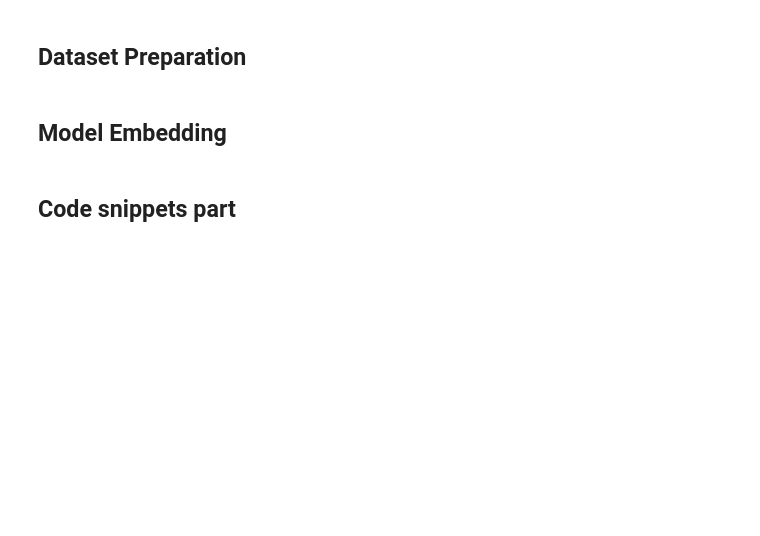
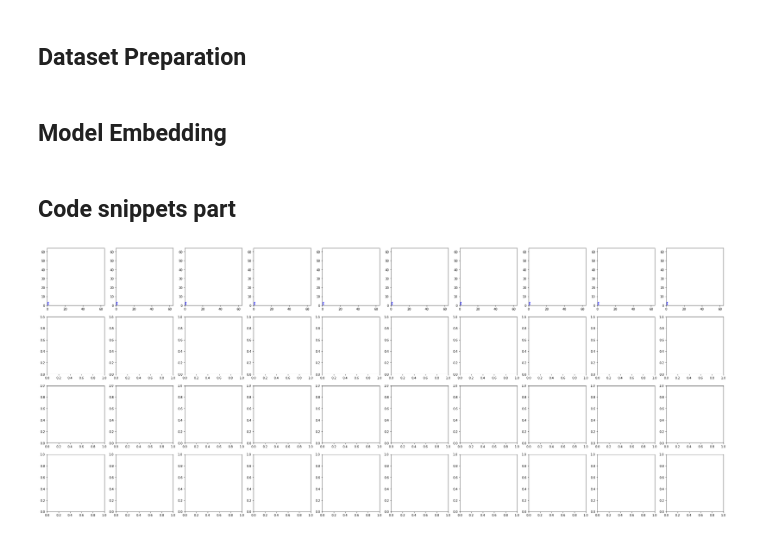
Before and after one commit to lee-vius/first-order-model, a Jupyter notebook: train_stylizer.ipynb, the cells around one changed output. Saved outputs shown, nothing was run; the diff lists cells and outputs as text; code cells hidden in the pictures; blank space fills up the shorter version.

```diff
--- a/train_stylizer.ipynb
+++ b/train_stylizer.ipynb
@@ -237,6 +239,23 @@ styLogger.save_cpk()
 ## Model Embedding
 # %% [markdown]
 ## Code snippets part
+# %%
+import numpy as np
+import matplotlib.pyplot as plt
+
+fig, axes = plt.subplots(4, 10, figsize=(40, 16))
+
+for ax in axes[0]:
+    ax.set_xlim(0, 64)
+    ax.set_ylim(0, 64)
+
+    v = np.array([1, 1])
+    ax.arrow(0, 0, *v, color='b', linewidth=1.0, head_width=1.0, head_length=1)
+    ax.arrow(0, 2, *v, color='b', linewidth=1.0, head_width=1.0, head_length=1)
+
+plt.show()
+# %% [output]
+[figure, added]
 # %%
 h, w = 4, 4
 x = torch.arange(w).type(torch.float)
```
Also changed, not shown: parts of 1 cell of this notebook, 1 other file.
